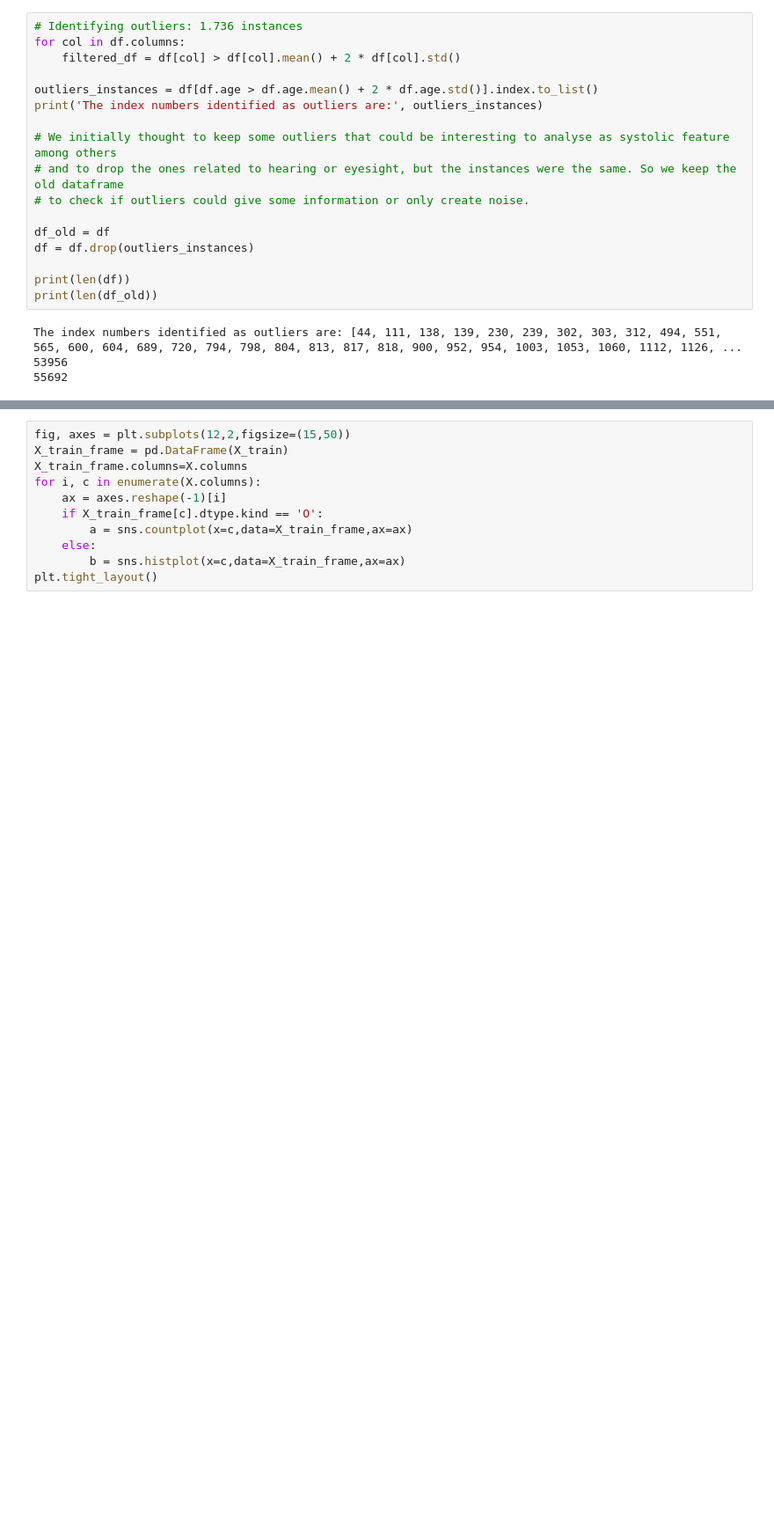
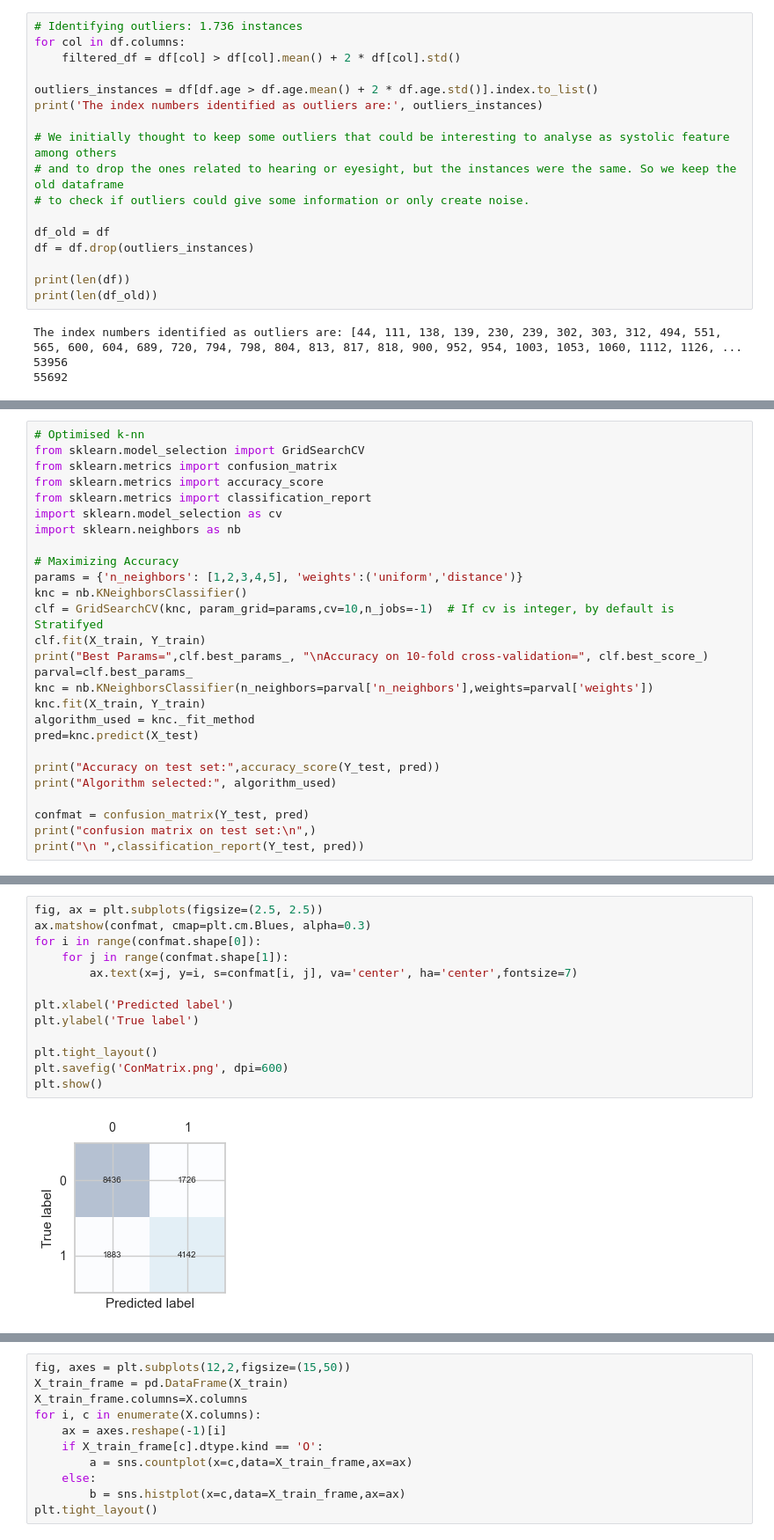
Before and after one commit to julisahun/MD-FIB, a Jupyter notebook: practica2/src/smoking.ipynb, the cells around one changed output, grey strips where cells are left out. Shown at 88% size. Cells and saved outputs as stored; diff of their text form; blank space fills up the shorter version.

Commit message:
Add files via upload
knn , naives no funciona i falta ejecutar un cuadrado porque no me encuentra el import jabdskabsdas d:p

```diff
--- a/practica2/src/smoking.ipynb
+++ b/practica2/src/smoking.ipynb
@@ -279,0 +414,27 @@ X_train, X_test, Y_train, Y_test = train_test_split(X, Y, test_size=0.2, random_
+# %%
+# Optimised k-nn
+from sklearn.model_selection import GridSearchCV
+from sklearn.metrics import confusion_matrix
+from sklearn.metrics import accuracy_score
+from sklearn.metrics import classification_report
+import sklearn.model_selection as cv
+import sklearn.neighbors as nb
+
+# Maximizing Accuracy
+params = {'n_neighbors': [1,2,3,4,5], 'weights':('uniform','distance')}
+knc = nb.KNeighborsClassifier()
+clf = GridSearchCV(knc, param_grid=params,cv=10,n_jobs=-1)  # If cv is integer, by default is Stratifyed
+clf.fit(X_train, Y_train)
+print("Best Params=",clf.best_params_, "\nAccuracy on 10-fold cross-validation=", clf.best_score_)
+parval=clf.best_params_
+knc = nb.KNeighborsClassifier(n_neighbors=parval['n_neighbors'],weights=parval['weights'])
+knc.fit(X_train, Y_train)
+algorithm_used = knc._fit_method
+pred=knc.predict(X_test)
+
+print("Accuracy on test set:",accuracy_score(Y_test, pred))
+print("Algorithm selected:", algorithm_used)
+
+confmat = confusion_matrix(Y_test, pred)
+print("confusion matrix on test set:\n",)
+print("\n ",classification_report(Y_test, pred))
@@ -279,0 +457,15 @@ X_train, X_test, Y_train, Y_test = train_test_split(X, Y, test_size=0.2, random_
+# %%
+fig, ax = plt.subplots(figsize=(2.5, 2.5))
+ax.matshow(confmat, cmap=plt.cm.Blues, alpha=0.3)
+for i in range(confmat.shape[0]):
+    for j in range(confmat.shape[1]):
+        ax.text(x=j, y=i, s=confmat[i, j], va='center', ha='center',fontsize=7)
+
+plt.xlabel('Predicted label')
+plt.ylabel('True label')
+
+plt.tight_layout()
+plt.savefig('ConMatrix.png', dpi=600)
+plt.show()
+# %% [output]
+[figure, added]
```
Also changed, not shown: parts of 17 cells of this notebook.
